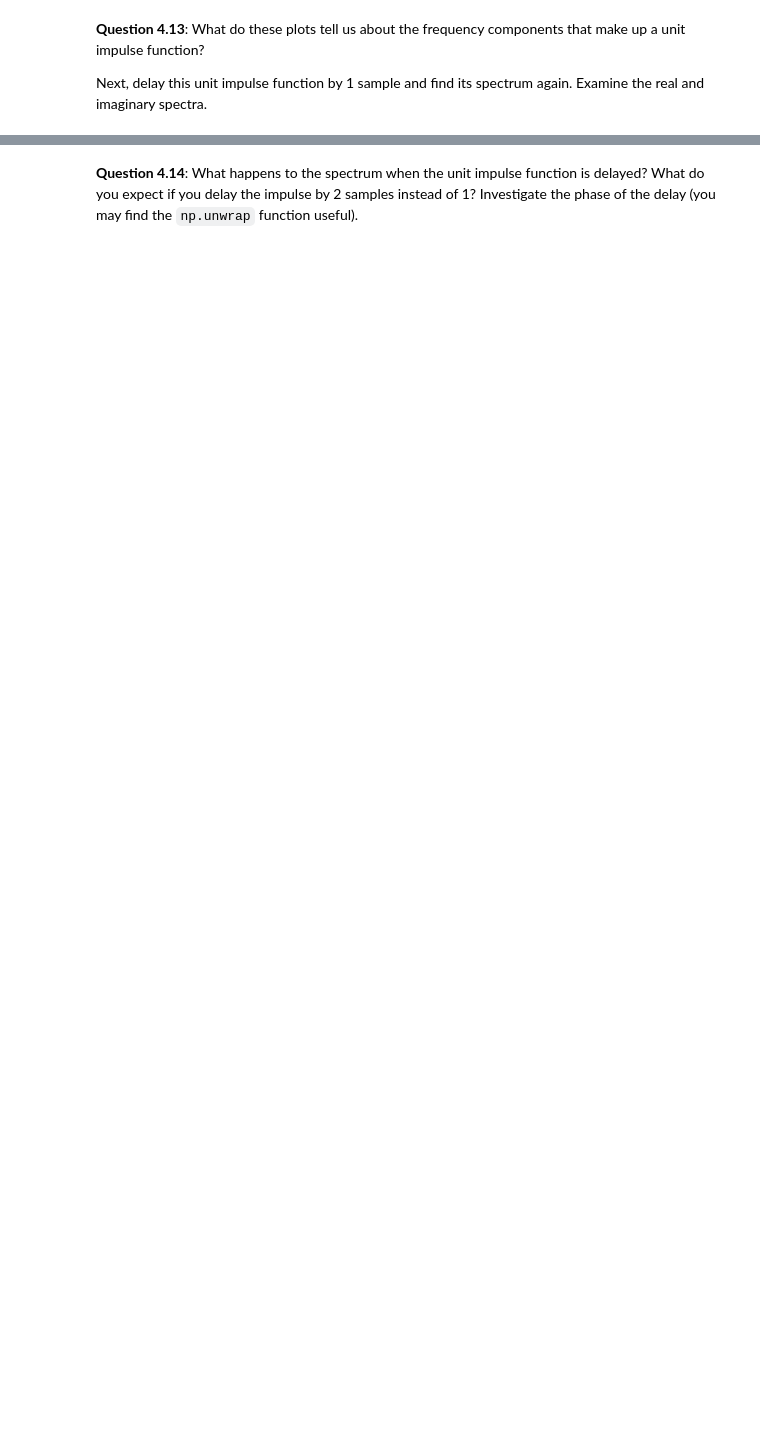
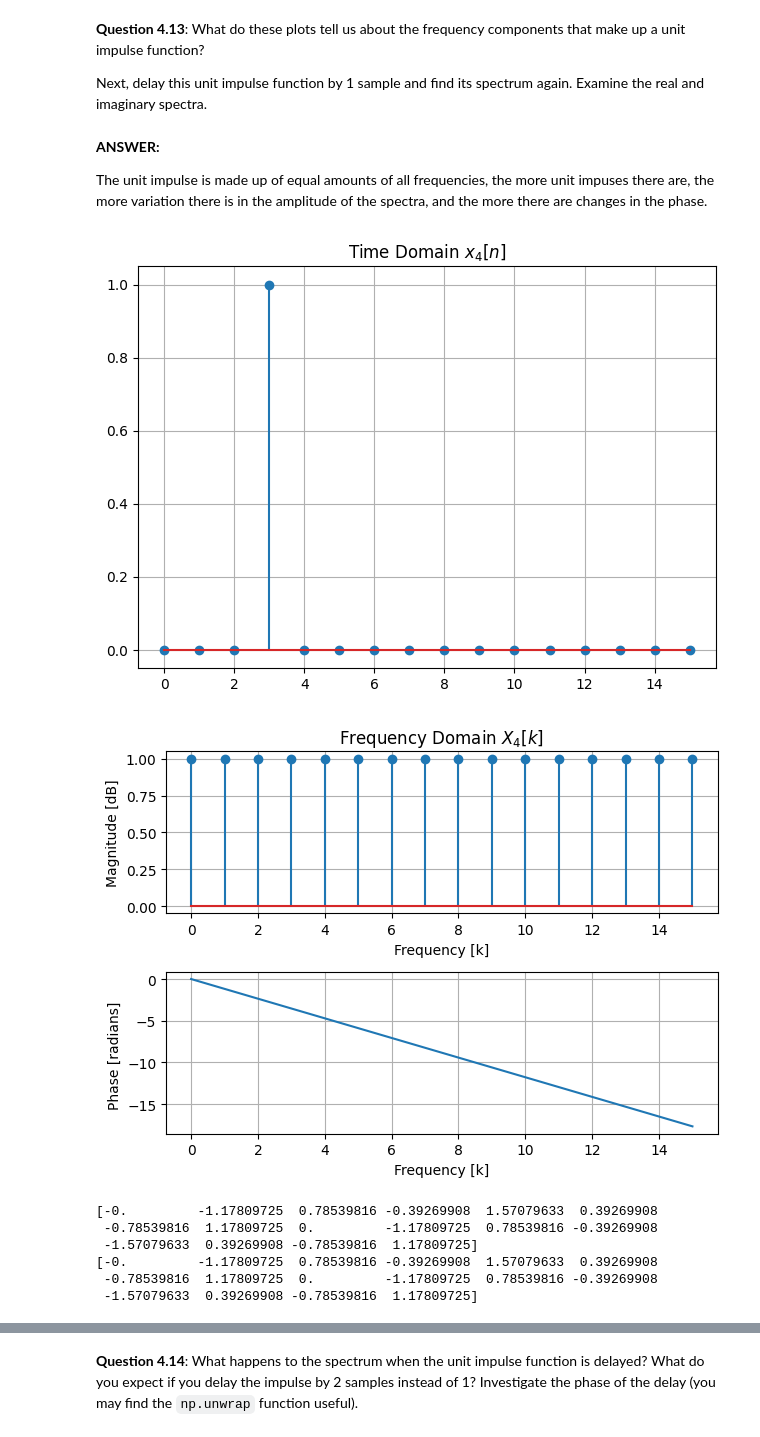
Before and after one commit to jaym-01/Signals-and-Systems-Labs, a Jupyter notebook: EX4 - Fourier.ipynb, the cells around one changed output, grey strips where cells are left out. Drawn from its saved outputs; the diff is of its cells as text; code cells hidden in the pictures; blank space fills up the shorter version.

```diff
--- a/EX4 - Fourier.ipynb
+++ b/EX4 - Fourier.ipynb
@@ -280,0 +312,35 @@ Next, delay this unit impulse function by 1 sample and find its spectrum again.
+# %% [markdown]
+**ANSWER:**
+
+The unit impulse is made up of equal amounts of all frequencies, the more unit impuses there are, the more variation there is in the amplitude of the spectra, and the more there are changes in the phase.
+# %%
+# add your code here
+
+ones = 1
+delay = 3
+
+pulse_of_ones = np.ones(ones) # Gradually reduce the width of the pulse until it becomes a unit impulse function
+following_zeros = np.zeros(16 - ones - delay)
+
+x4 = np.concatenate((np.zeros(delay), pulse_of_ones, following_zeros))
+plt = plot_signal(x4, title='Time Domain $x_4[n]$', func='stem')
+plt.show()
+
+X4 = fft(x4);
+plt = plot_spec(X4, title='Frequency Domain $X_4[k]$', func='stem')
+plt.show()
+
+angles = np.arctan(np.imag(X4)/np.real(X4))
+normalised_angles = np.unwrap(angles)
+
+print(angles)
+print(normalised_angles)
+# %% [output]
+[figure, added]
+[figure, added]
+[-0.         -1.17809725  0.78539816 -0.39269908  1.57079633  0.39269908
+ -0.78539816  1.17809725  0.         -1.17809725  0.78539816 -0.39269908
+ -1.57079633  0.39269908 -0.78539816  1.17809725]
+[-0.         -1.17809725  0.78539816 -0.39269908  1.57079633  0.39269908
+ -0.78539816  1.17809725  0.         -1.17809725  0.78539816 -0.39269908
+ -1.57079633  0.39269908 -0.78539816  1.17809725]
```
Also changed, not shown: parts of 27 cells of this notebook, 6 other files.
